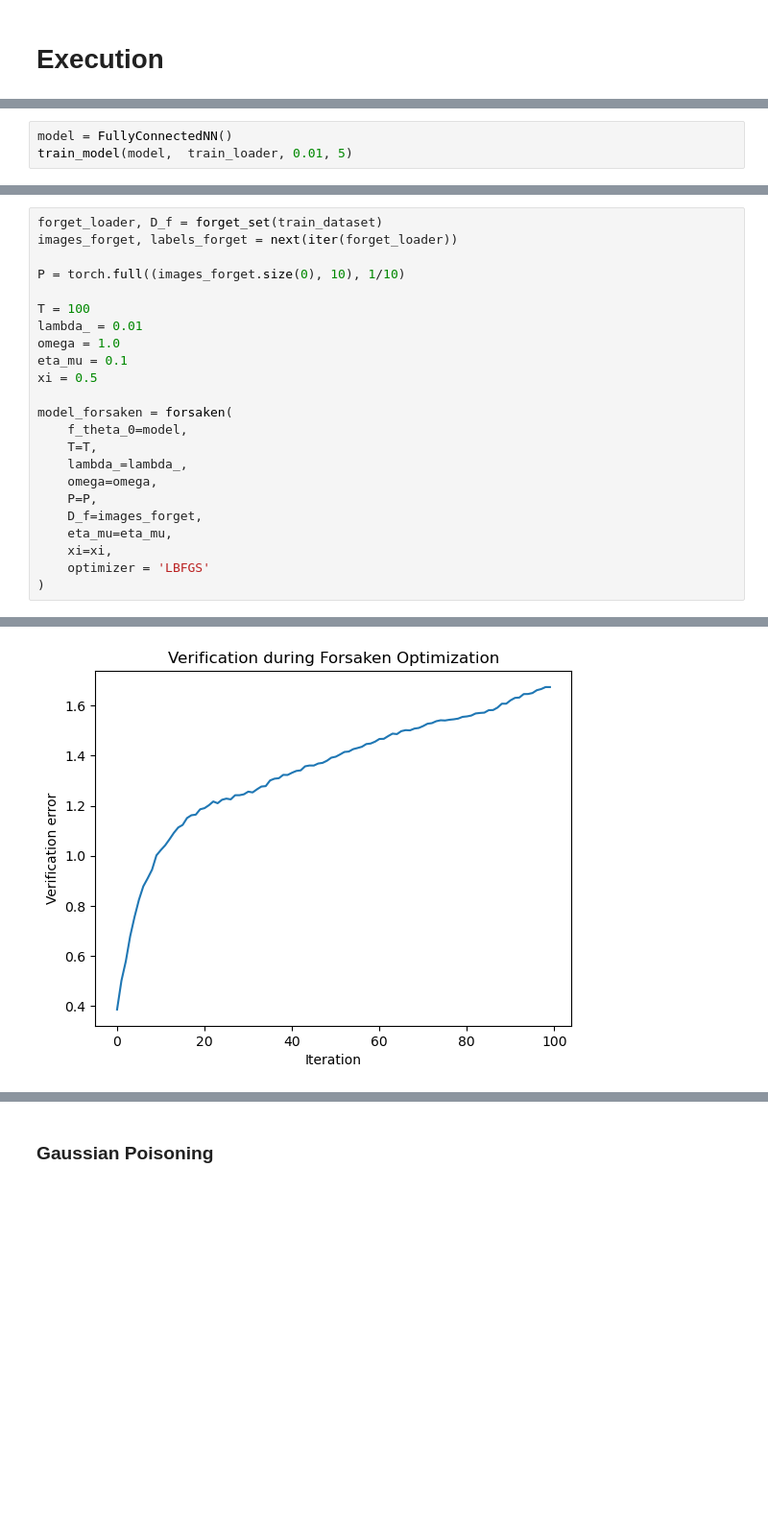
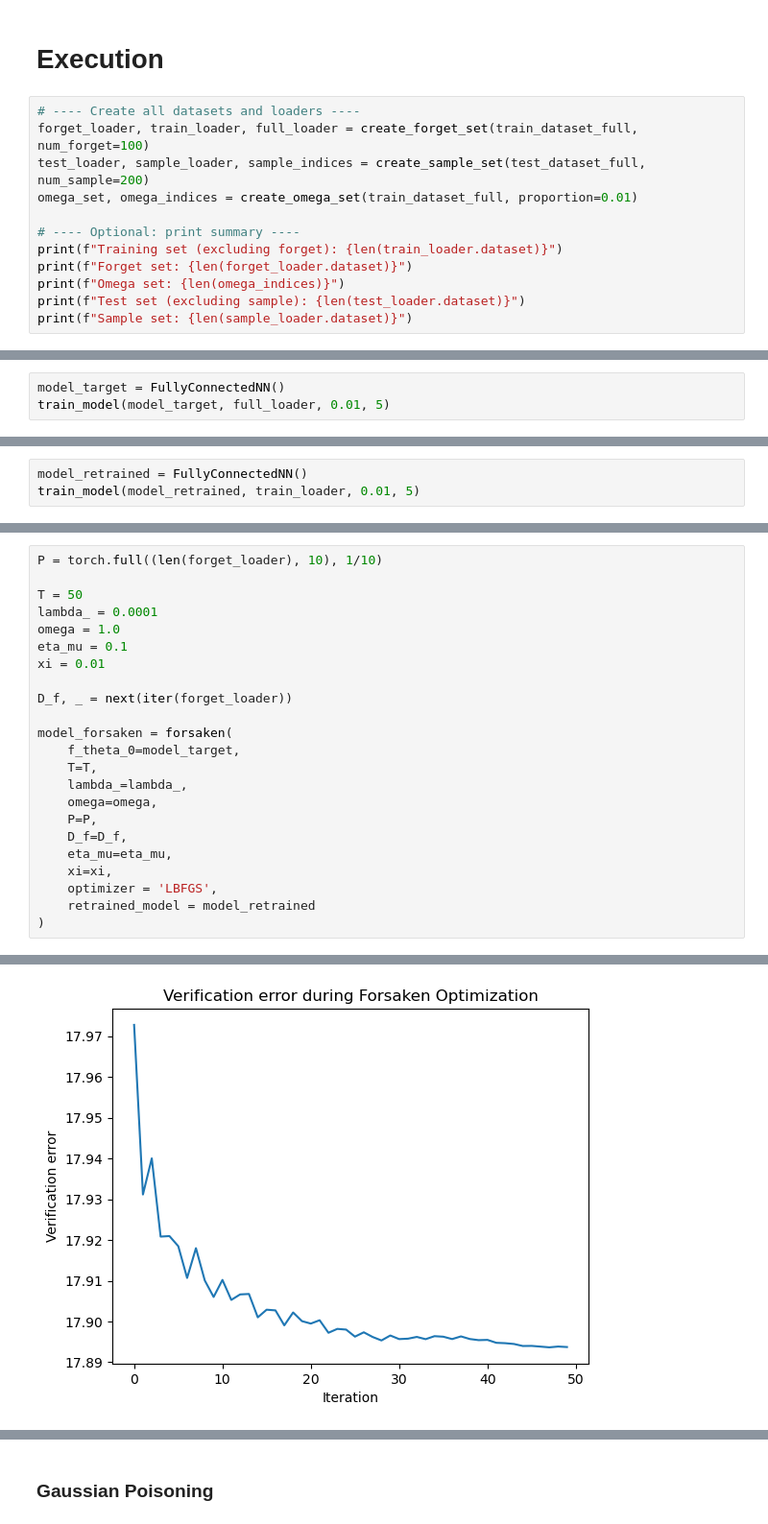
Before and after one commit to DepInfoAliciaSHAO/forsaken, a Jupyter notebook: forsaken.ipynb, the cells around one changed output, grey strips where cells are left out. Shown at 96% size. Cells and saved outputs as stored; diff of their text form; blank space fills up the shorter version.

Commit message:
add proper dataset slicing + add retrained model + fix verification error

```diff
--- a/forsaken.ipynb
+++ b/forsaken.ipynb
@@ -158,3 +188,15 @@ def evaluate_model(model, data_loader):
     return 100 * correct / total
 # %% [markdown]
 # Execution
+# %%
+# ---- Create all datasets and loaders ----
+forget_loader, train_loader, full_loader = create_forget_set(train_dataset_full, num_forget=100)
+test_loader, sample_loader, sample_indices = create_sample_set(test_dataset_full, num_sample=200)
+omega_set, omega_indices = create_omega_set(train_dataset_full, proportion=0.01)
+
+# ---- Optional: print summary ----
+print(f"Training set (excluding forget): {len(train_loader.dataset)}")
+print(f"Forget set: {len(forget_loader.dataset)}")
+print(f"Omega set: {len(omega_indices)}")
+print(f"Test set (excluding sample): {len(test_loader.dataset)}")
+print(f"Sample set: {len(sample_loader.dataset)}")
@@ -160,0 +209,3 @@ def evaluate_model(model, data_loader):
+# %%
+model_target = FullyConnectedNN()
+train_model(model_target, full_loader, 0.01, 5)
@@ -161,4 +218,4 @@ def evaluate_model(model, data_loader):
 # %%
-model = FullyConnectedNN()
-train_model(model,  train_loader, 0.01, 5)
+model_retrained = FullyConnectedNN()
+train_model(model_retrained, train_loader, 0.01, 5)
 # %% [output]
@@ -170,24 +227,24 @@ Epoch 5/5, Loss: 0.1814
 # %%
-forget_loader, D_f = forget_set(train_dataset)
-images_forget, labels_forget = next(iter(forget_loader))
+P = torch.full((len(forget_loader), 10), 1/10)
 
-P = torch.full((images_forget.size(0), 10), 1/10)
-
-T = 100
-lambda_ = 0.01
+T = 50
+lambda_ = 0.0001
 omega = 1.0
 eta_mu = 0.1
-xi = 0.5
+xi = 0.01
+
+D_f, _ = next(iter(forget_loader))
 
 model_forsaken = forsaken(
-    f_theta_0=model,
+    f_theta_0=model_target,
     T=T,
     lambda_=lambda_,
     omega=omega,
     P=P,
-    D_f=images_forget,
+    D_f=D_f,
     eta_mu=eta_mu,
     xi=xi,
-    optimizer = 'LBFGS'
+    optimizer = 'LBFGS',
+    retrained_model = model_retrained
 )
 # %% [output]
@@ -212,4 +269,4 @@ Fin de la procédure Forsaken.
-[figure, old version]
+[figure, new version]
 # %%
 
 accuracy_forget = evaluate_model(model_forsaken, forget_loader)
```
Also changed, not shown: parts of 10 cells of this notebook.
